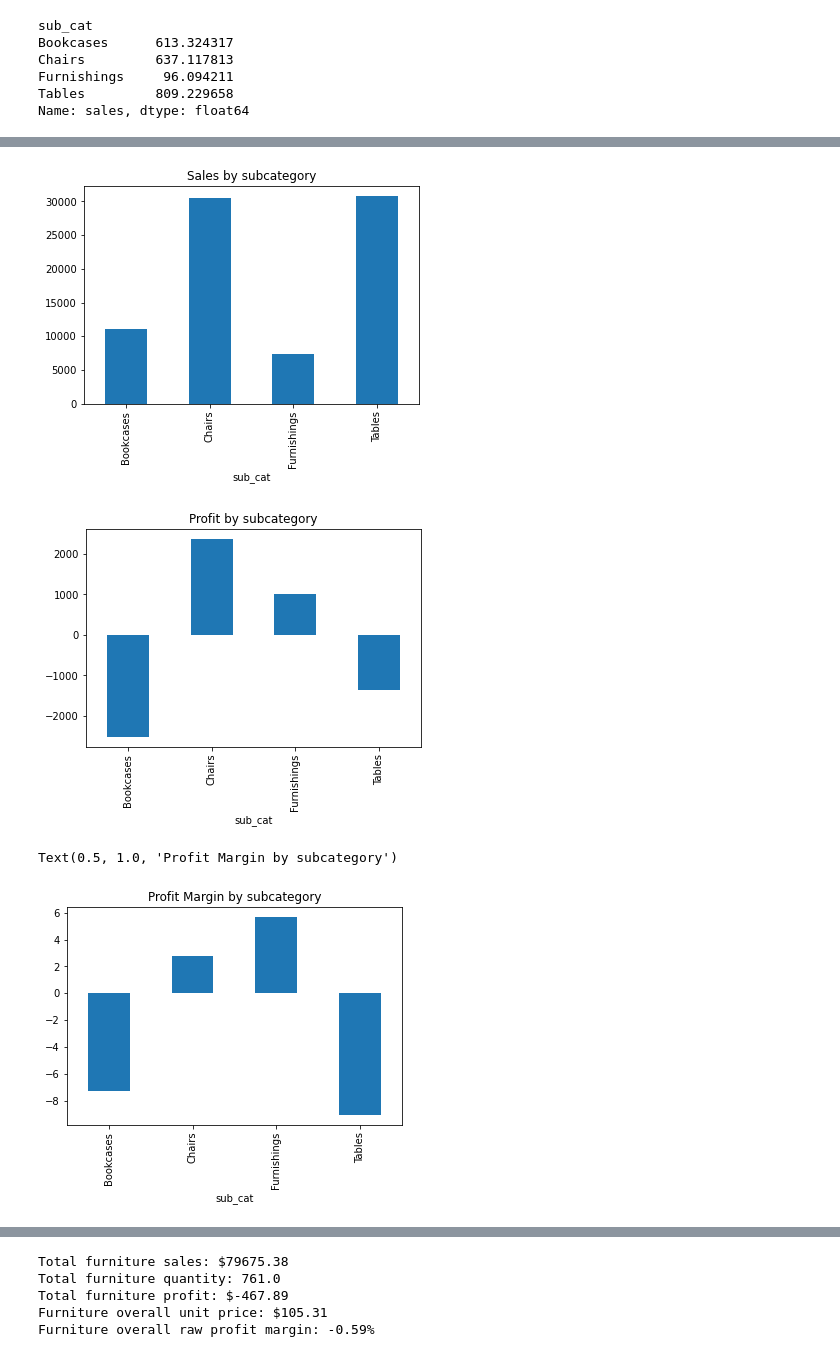
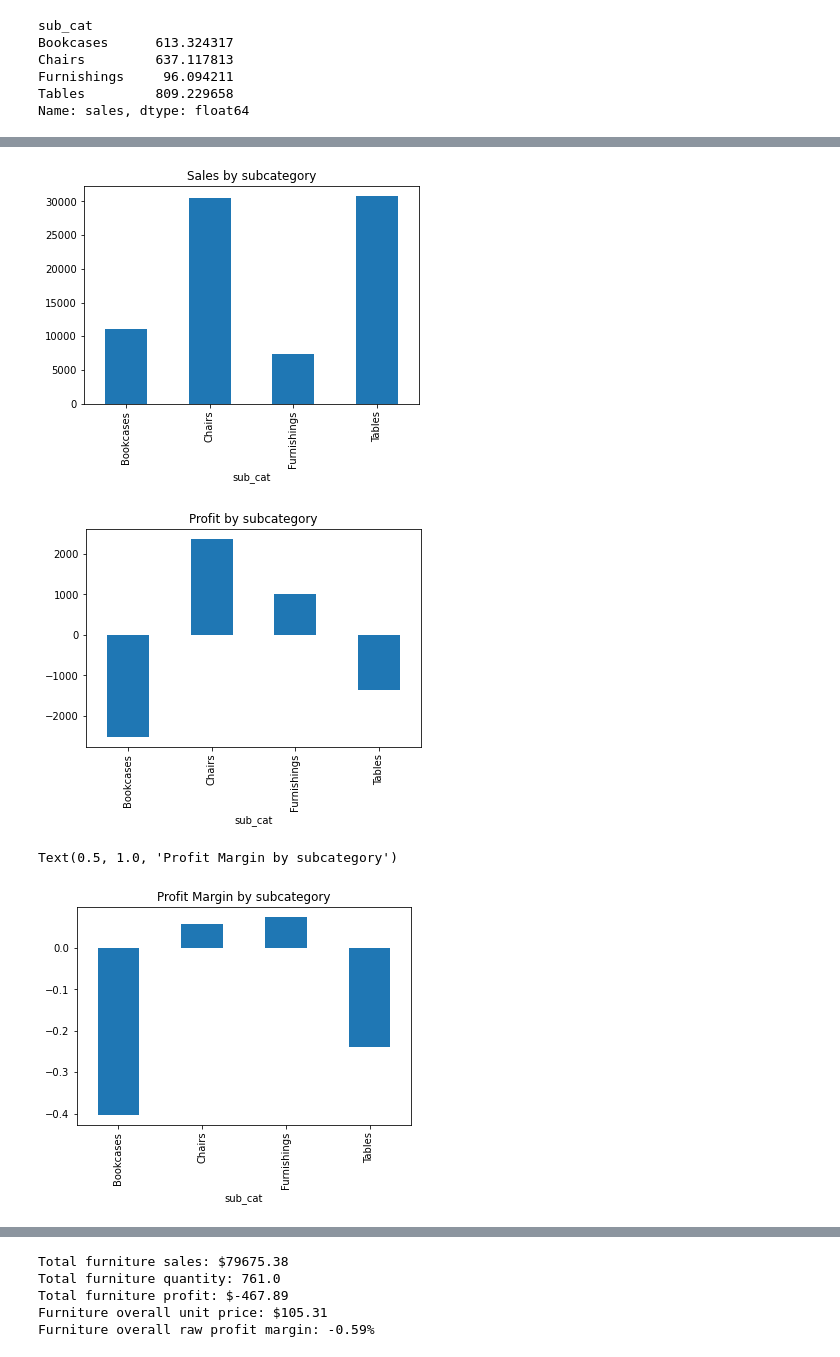
Before and after one commit to ns-tn-time-series-project/time-series-project, a Jupyter notebook: tn_explore.ipynb, the cells around one changed output, grey strips where cells are left out. Drawn from its saved outputs; the diff is of its cells as text; code cells hidden in the pictures.

```diff
--- a/tn_explore.ipynb
+++ b/tn_explore.ipynb
@@ -412,22 +412,22 @@ Name: sales, dtype: float64
 # %%
 furniture.groupby(furniture.sub_cat).quantity.sum().plot.bar()
 plt.title('Quantity by subcategory')
 plt.show()
 
 furniture.groupby(furniture.sub_cat).sales.sum().plot.bar()
 plt.title('Sales by subcategory')
 plt.show()
 
 furniture.groupby(furniture.sub_cat).profit.sum().plot.bar()
 plt.title('Profit by subcategory')
 plt.show()
 
-furniture.groupby(furniture.sub_cat).profit_margin.sum().plot.bar()
+furniture.groupby(furniture.sub_cat).profit_margin.mean().plot.bar()
 plt.title('Profit Margin by subcategory')
 # %% [output]
 [figure]
 [figure]
 [figure]
 Text(0.5, 1.0, 'Profit Margin by subcategory')
-[figure, old version]
+[figure, new version]
 # %% [markdown]
```
Also changed, not shown: parts of 18 cells of this notebook.
